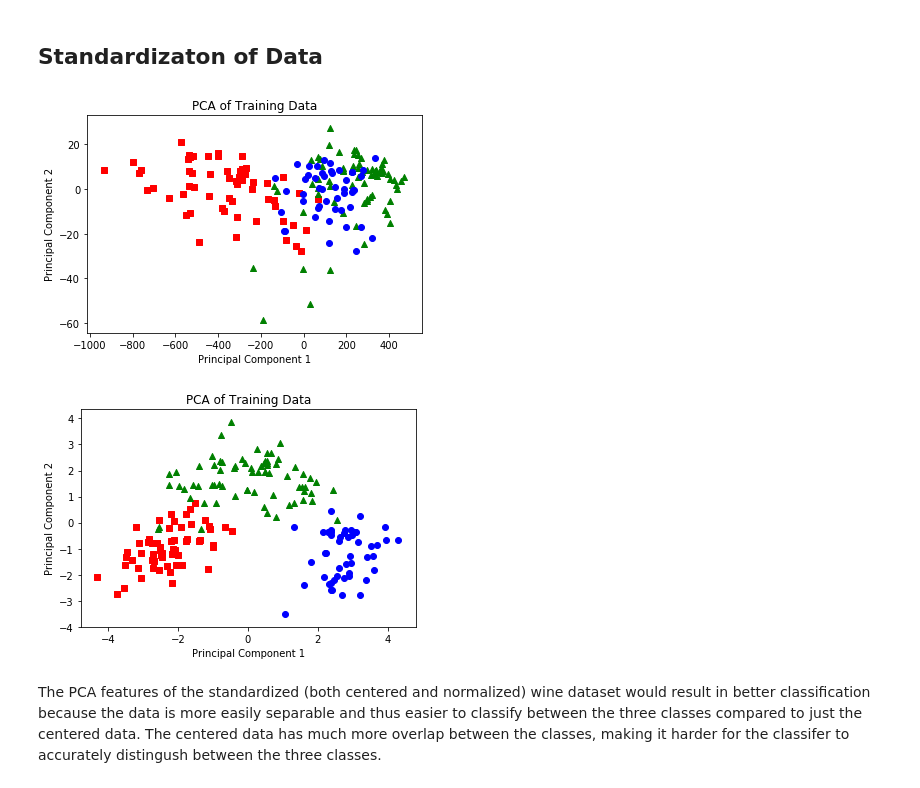
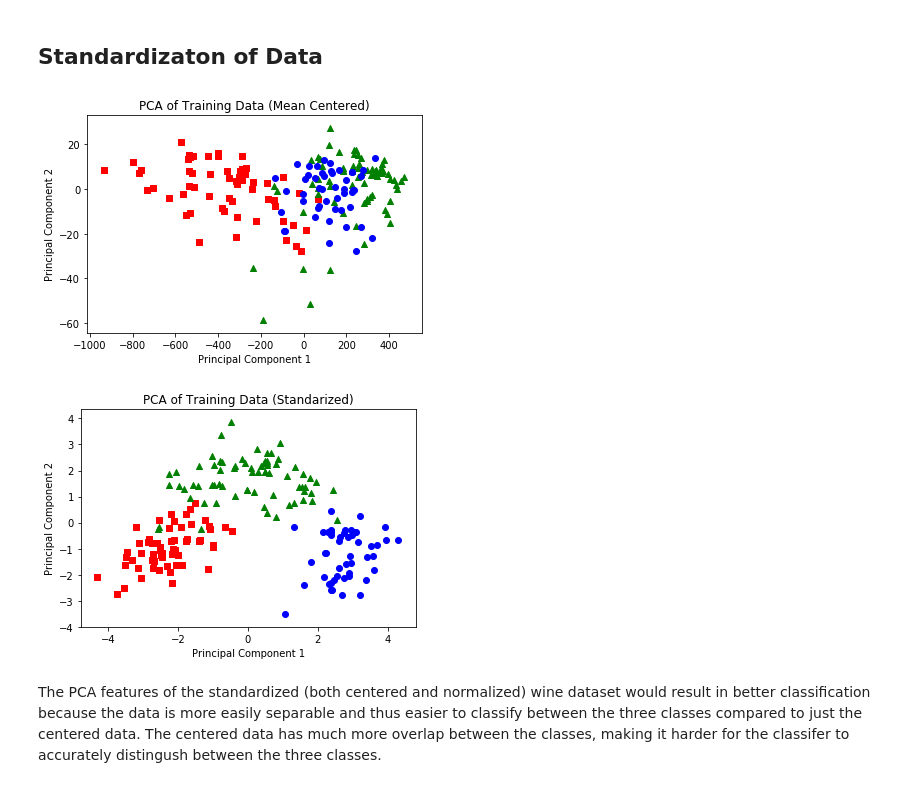
Before and after one commit to akshithaajayan/ML, a Jupyter notebook: Jupyter HW5.ipynb, the cells around one changed output. Drawn from its saved outputs; the diff is of its cells as text; code cells hidden in the pictures.

```diff
--- a/Jupyter HW5.ipynb
+++ b/Jupyter HW5.ipynb
@@ -18,35 +19,35 @@ samples = np.transpose(samples)
 sumX = np.zeros((13, 1))
 for i in range (0, 13):
     for j in range (0, 178):
         sumX[i, 0] = sumX[i, 0] + samples[i, j]
 m = np.true_divide(sumX, 178)
 
 mean_centered = np.zeros((13, 178))
 for i in range (0, 13):
     for j in range (0, 178):
         mean_centered[i,j] = samples[i, j]-m[i, 0]
 
 u, s, vh = LA.svd(mean_centered)
 ukt = [u[:, 0], u[:, 1]]
 ukt = np.asarray(ukt)
 
 projx = np.zeros((2, 178))
 for i in range(0, 178):
     projx[:, i] = np.matmul(ukt, mean_centered[:, i])
 
 for i in range(0,178):
     if(labels[i]==0):
         plt.scatter(projx[0,i], projx[1,i], c='r', marker='s')
     if(labels[i]==1):
         plt.scatter(projx[0,i], projx[1,i], c='g', marker='^')
     if(labels[i]==2):
         plt.scatter(projx[0,i], projx[1,i], c='b', marker='o')
-plt.title("PCA of Training Data")
+plt.title("PCA of Training Data (Mean Centered)")
 plt.xlabel("Principal Component 1")
 plt.ylabel("Principal Component 2")
 plt.show()
 # %% [output]
-[figure, old version]
+[figure, new version]
 # %%
 stddev= np.array([[np.std(attr)] for attr in mean_centered])
 X = mean_centered/stddev
@@ -66,12 +67,12 @@ for i in range(0,178):
         plt.scatter(projx1[0,i], projx1[1,i], c='g', marker='^')
     if(labels[i]==2):
         plt.scatter(projx1[0,i], projx1[1,i], c='b', marker='o')
-plt.title("PCA of Training Data")
+plt.title("PCA of Training Data (Standarized)")
 plt.xlabel("Principal Component 1")
 plt.ylabel("Principal Component 2")
 plt.show()
 # %% [output]
-[figure, old version]
+[figure, new version]
 # %% [markdown]
 The PCA features of the standardized (both centered and normalized) wine dataset would result in better classification because the data is more easily separable and thus easier to classify between the three classes compared to just the centered data. The centered data has much more overlap between the classes, making it harder for the classifer to accurately distingush between the three classes.
 # %% [markdown]
```
Also changed, not shown: parts of 11 cells of this notebook.
